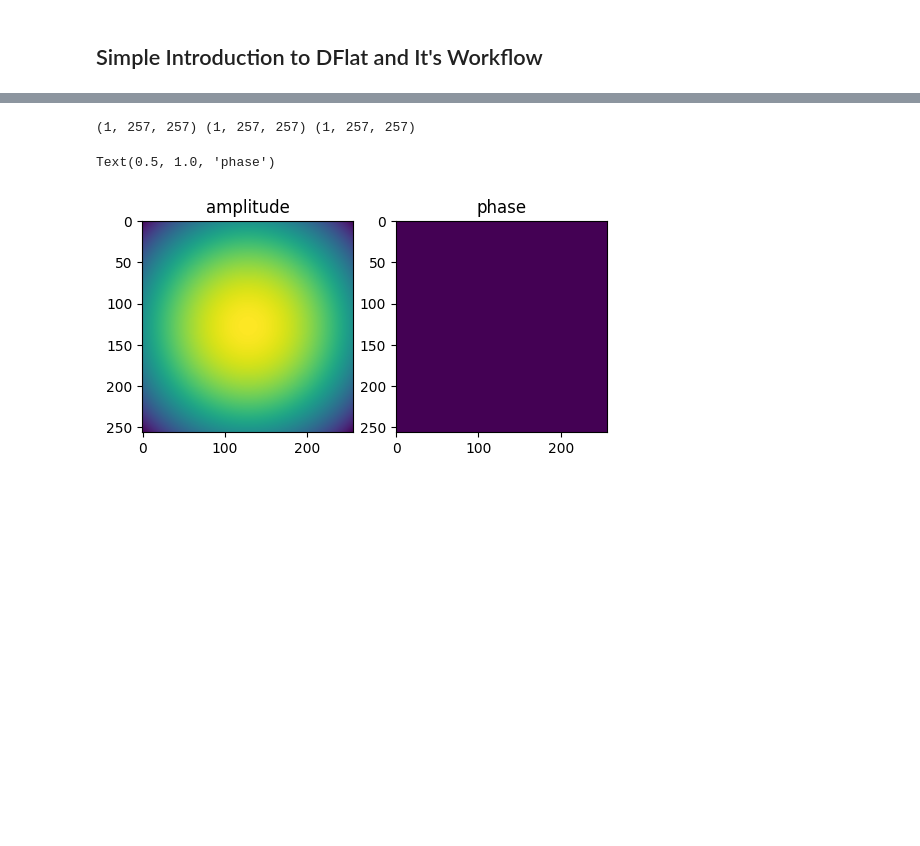
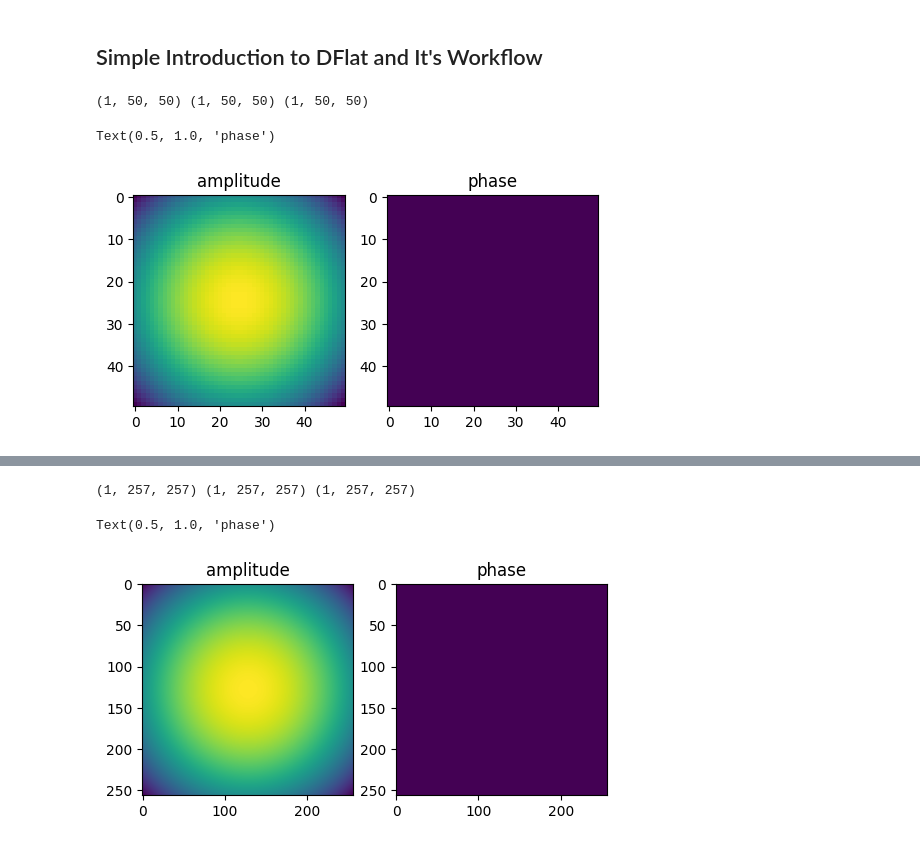
Before and after one commit to BillZhucn/DFlat, a Jupyter notebook: scripts/demo.ipynb, the cells around one changed output, grey strips where cells are left out. Saved outputs shown, nothing was run; the diff lists cells and outputs as text; code cells hidden in the pictures; blank space fills up the shorter version.

```diff
--- a/scripts/demo.ipynb
+++ b/scripts/demo.ipynb
@@ -10,3 +10,23 @@ from dflat.metasurface import reverse_lookup_optimize, load_optical_model, expor
 from dflat.metasurface import build_transfer_targets, incident_field_to_amp_phase, load_field_table
 from dflat.plot_utilities import mp_format
 from dflat.propagation.propagators_legacy import PointSpreadFunction  # Using the legacy version as it takes wavelength as a forward input instead of initialization input
+# %%
+amp, phase, aperture = Gaussian_lens(
+    in_size=[50, 50],
+    in_dx_m=[300e-9, 300e-9],
+    wavelength_set_m=[600e-9],
+    depth_set_m=[1e-3],
+    waist_set_m=[1e-3]
+)
+# returns focusing profiles of shape [Z, Lam, H, W]
+print(amp.shape, phase.shape, aperture.shape)
+
+fig, ax = plt.subplots(1,2, figsize=(6,3))
+ax[0].imshow(amp[0]*aperture[0])
+ax[0].set_title("amplitude")
+ax[1].imshow(phase[0])
+ax[1].set_title("phase")
+# %% [output]
+(1, 50, 50) (1, 50, 50) (1, 50, 50)
+Text(0.5, 1.0, 'phase')
+[figure, added]
```
Also changed, not shown: parts of 4 cells of this notebook, 1 other file.
